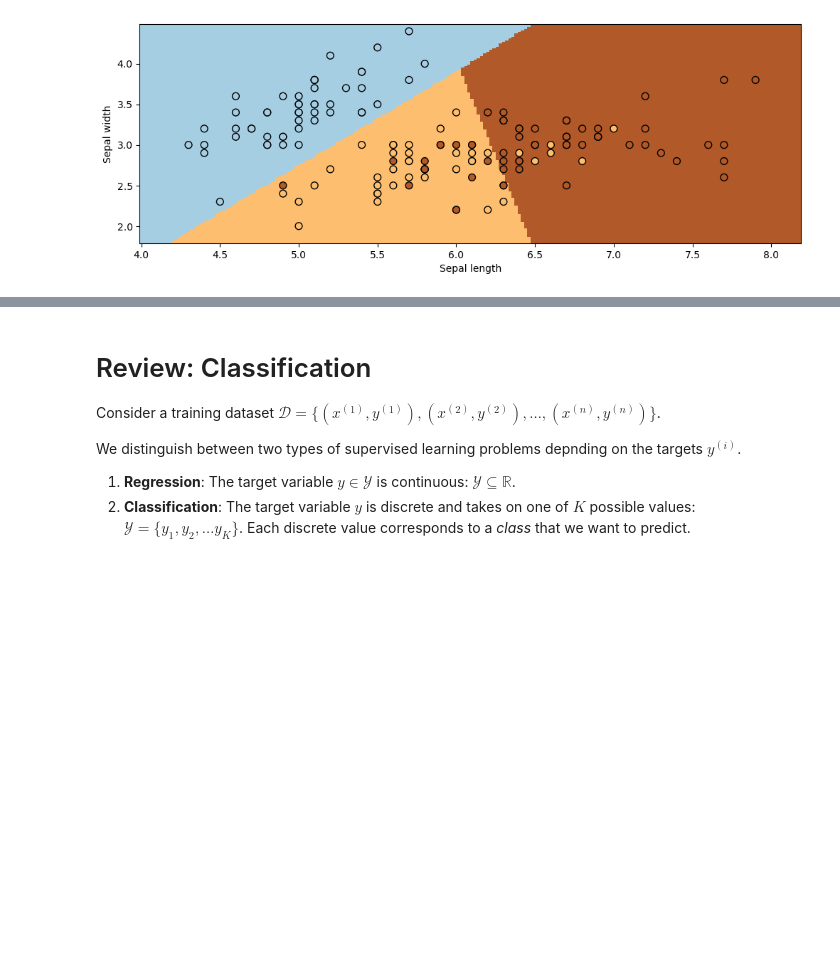
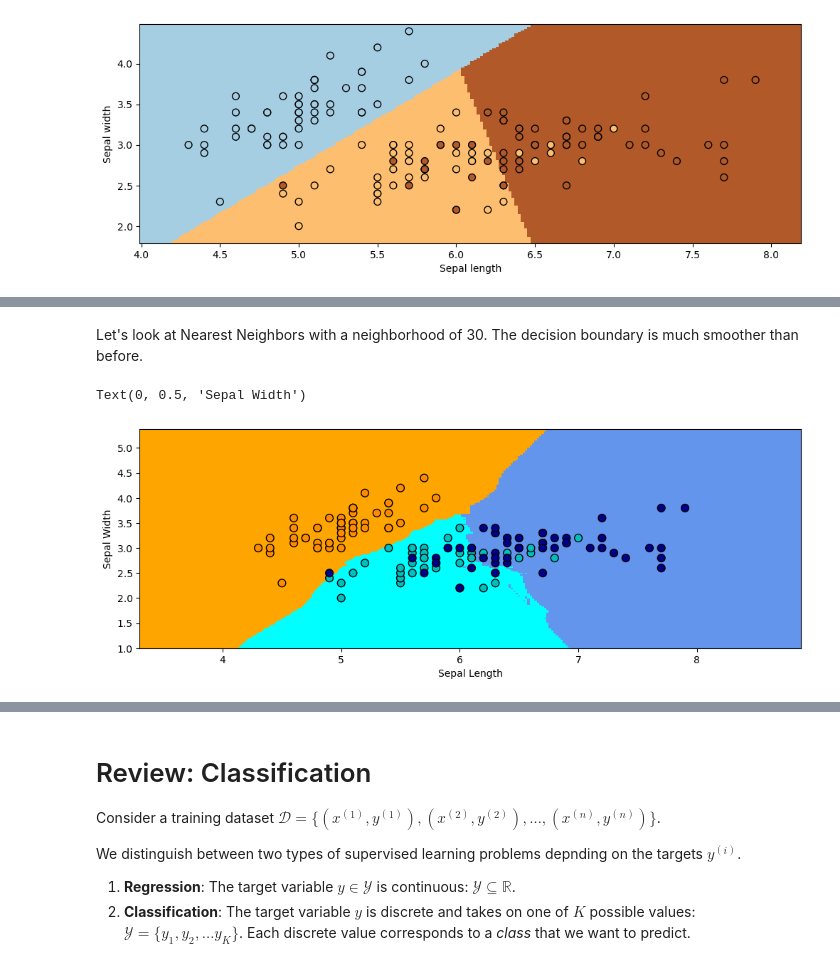
Before and after one commit to aaarrmiinnn/GW-CS6364, a Jupyter notebook: slides/lecture4-classification.ipynb, the cells around one changed output, grey strips where cells are left out. Cells and saved outputs as stored; diff of their text form; code cells hidden in the pictures; blank space fills up the shorter version.

```diff
--- a/slides/lecture4-classification.ipynb
+++ b/slides/lecture4-classification.ipynb
@@ -172,0 +263,25 @@ plt.show()
+# %% [markdown]
+Let's look at Nearest Neighbors with a neighborhood of 30. The decision boundary is much smoother than before.
+# %%
+# https://scikit-learn.org/stable/auto_examples/neighbors/plot_classification.html
+# Train a Nearest Neighbors Model
+clf = neighbors.KNeighborsClassifier(n_neighbors=30, metric='minkowski', p=2)
+clf.fit(iris_X.iloc[:,:2], iris_y)
+Z = clf.predict(np.c_[xx.ravel(), yy.ravel()])
+
+# Put the result into a color plot
+Z = Z.reshape(xx.shape)
+plt.figure()
+plt.pcolormesh(xx, yy, Z, cmap=cmap_light)
+
+# Plot also the training points
+plt.scatter(iris_X.iloc[:, 0], iris_X.iloc[:, 1], c=iris_y, cmap=cmap_bold,
+            edgecolor='k', s=60)
+plt.xlim(xx.min(), xx.max())
+plt.ylim(yy.min(), yy.max())
+
+plt.xlabel('Sepal Length')
+plt.ylabel('Sepal Width')
+# %% [output]
+Text(0, 0.5, 'Sepal Width')
+[figure, added]
```
Also changed, not shown: parts of 26 cells of this notebook, 1 other file.
